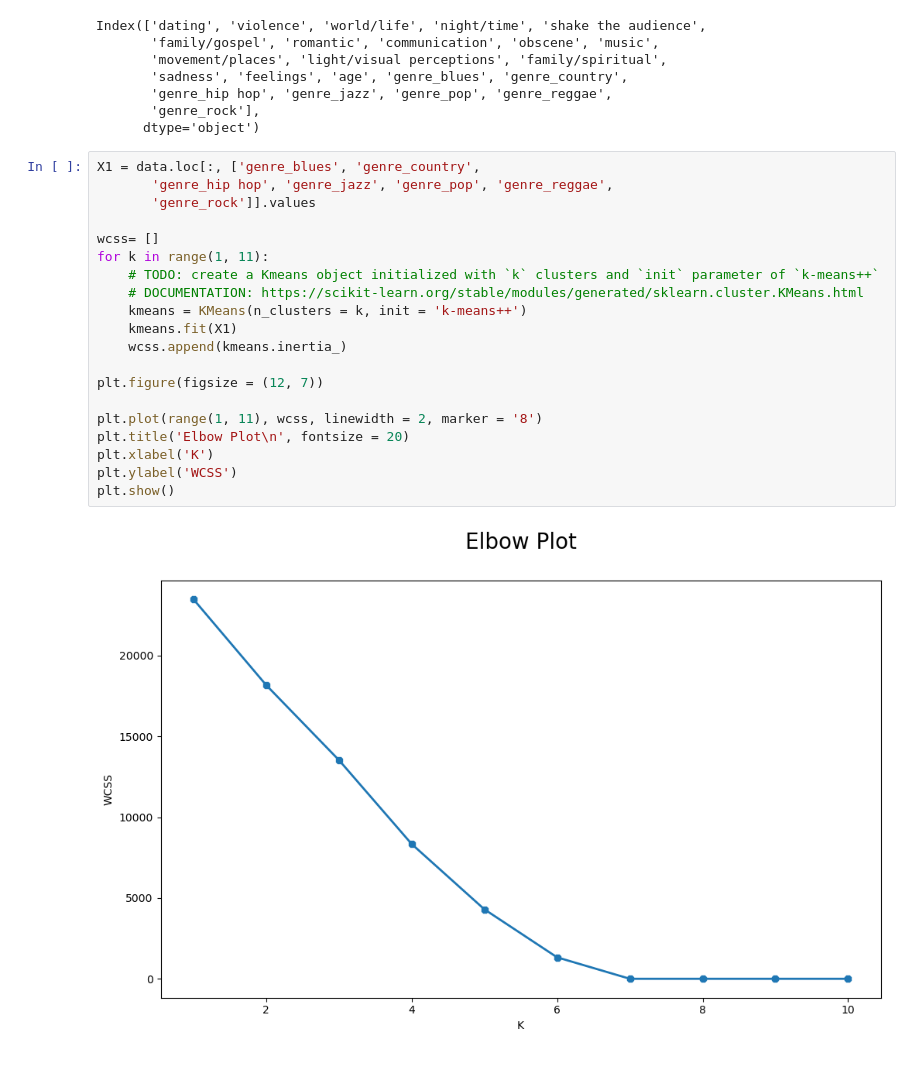
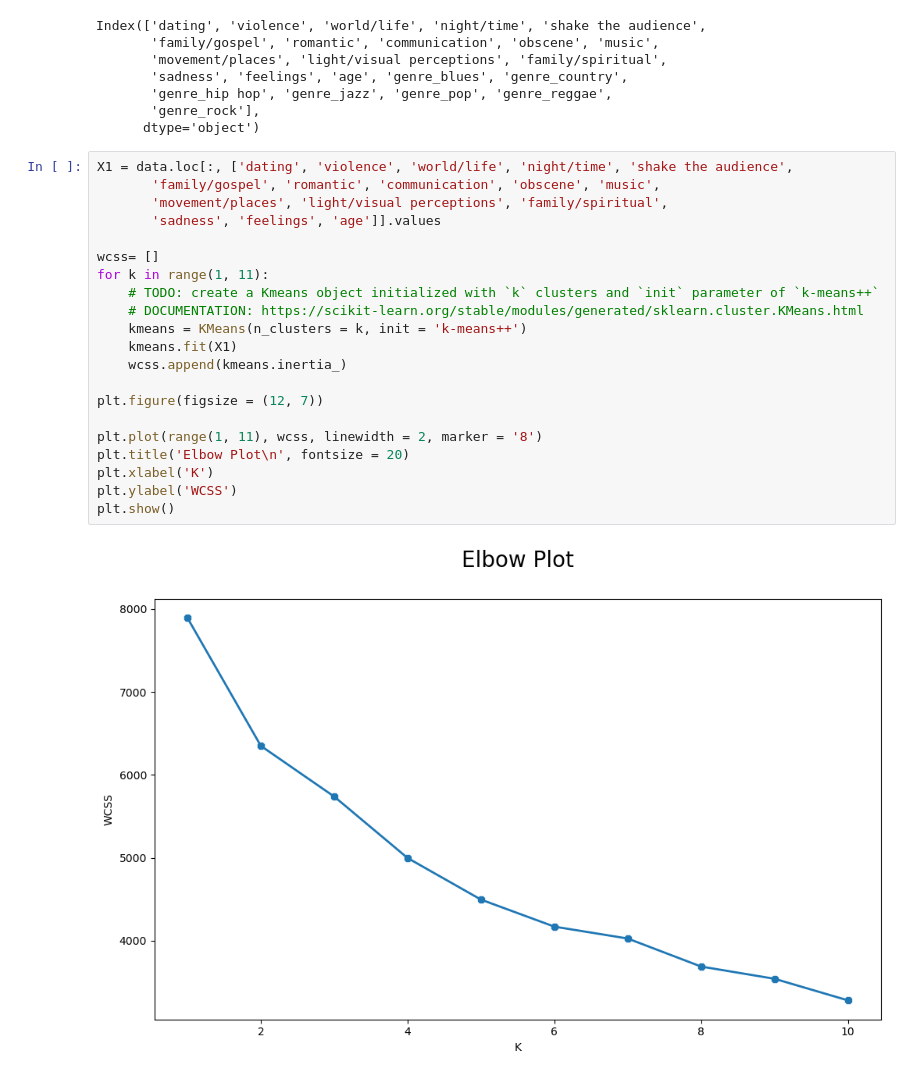
Before and after one commit to theslater11/MusicRecommendation, a Jupyter notebook: Models/KMeans.ipynb, the cells around one changed output. Saved outputs shown, nothing was run; the diff lists cells and outputs as text.

```diff
--- a/Models/KMeans.ipynb
+++ b/Models/KMeans.ipynb
@@ -26,27 +26,28 @@ Index(['dating', 'violence', 'world/life', 'night/time', 'shake the audience',
        'genre_rock'],
       dtype='object')
 # %%
-X1 = data.loc[:, ['genre_blues', 'genre_country',
-       'genre_hip hop', 'genre_jazz', 'genre_pop', 'genre_reggae',
-       'genre_rock']].values
+X1 = data.loc[:, ['dating', 'violence', 'world/life', 'night/time', 'shake the audience',
+       'family/gospel', 'romantic', 'communication', 'obscene', 'music',
+       'movement/places', 'light/visual perceptions', 'family/spiritual',
+       'sadness', 'feelings', 'age']].values
 
 wcss= []
 for k in range(1, 11):
     # TODO: create a Kmeans object initialized with `k` clusters and `init` parameter of `k-means++`
     # DOCUMENTATION: https://scikit-learn.org/stable/modules/generated/sklearn.cluster.KMeans.html
     kmeans = KMeans(n_clusters = k, init = 'k-means++')
     kmeans.fit(X1)
     wcss.append(kmeans.inertia_)
 
 plt.figure(figsize = (12, 7))
 
 plt.plot(range(1, 11), wcss, linewidth = 2, marker = '8')
 plt.title('Elbow Plot\n', fontsize = 20)
 plt.xlabel('K')
 plt.ylabel('WCSS')
 plt.show()
 # %% [output]
-[figure, old version]
+[figure, new version]
 # %%
 silhouette = []
 for k in range(2, 11):
```
Also changed, not shown: parts of 6 cells of this notebook, 3 other files.
